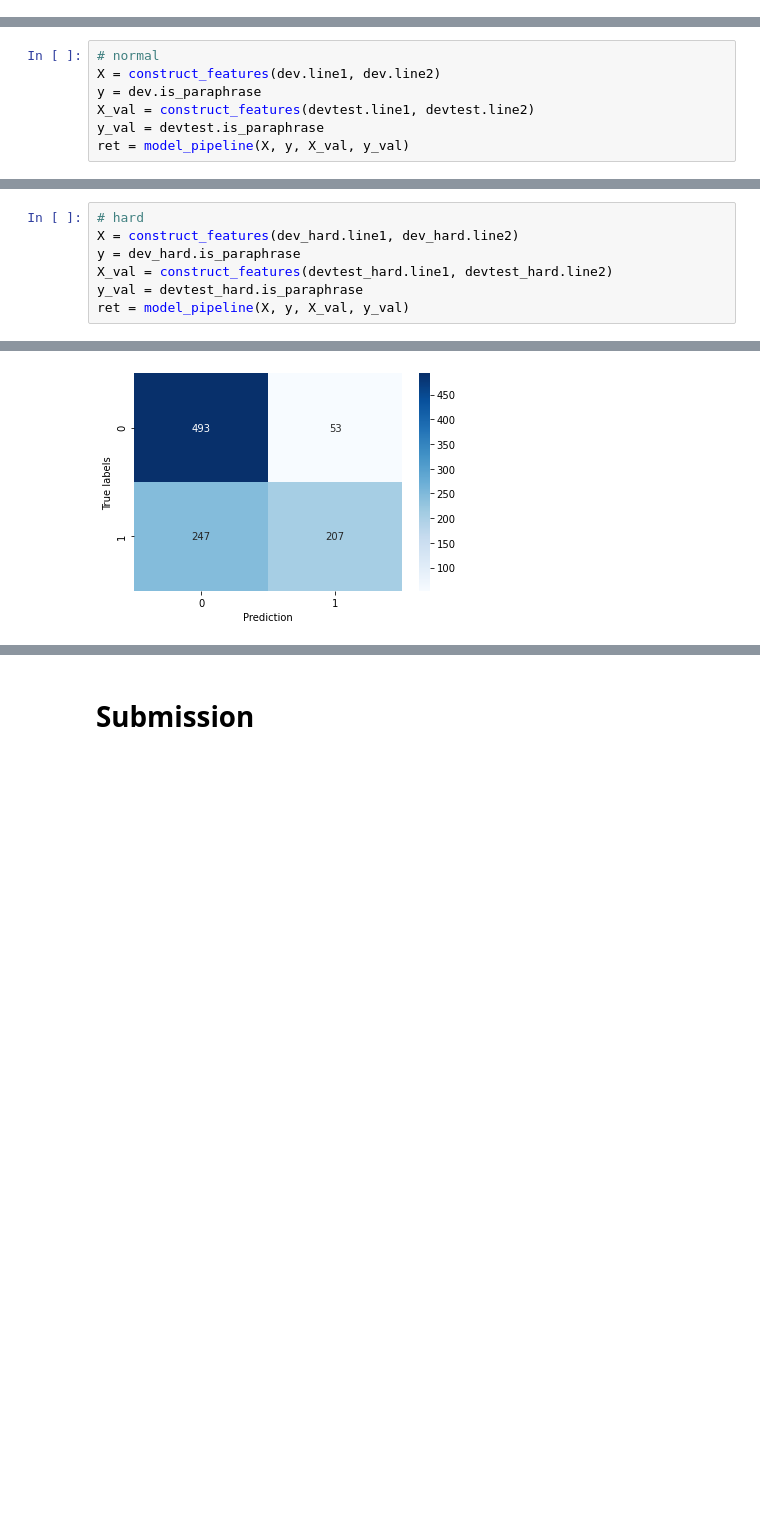
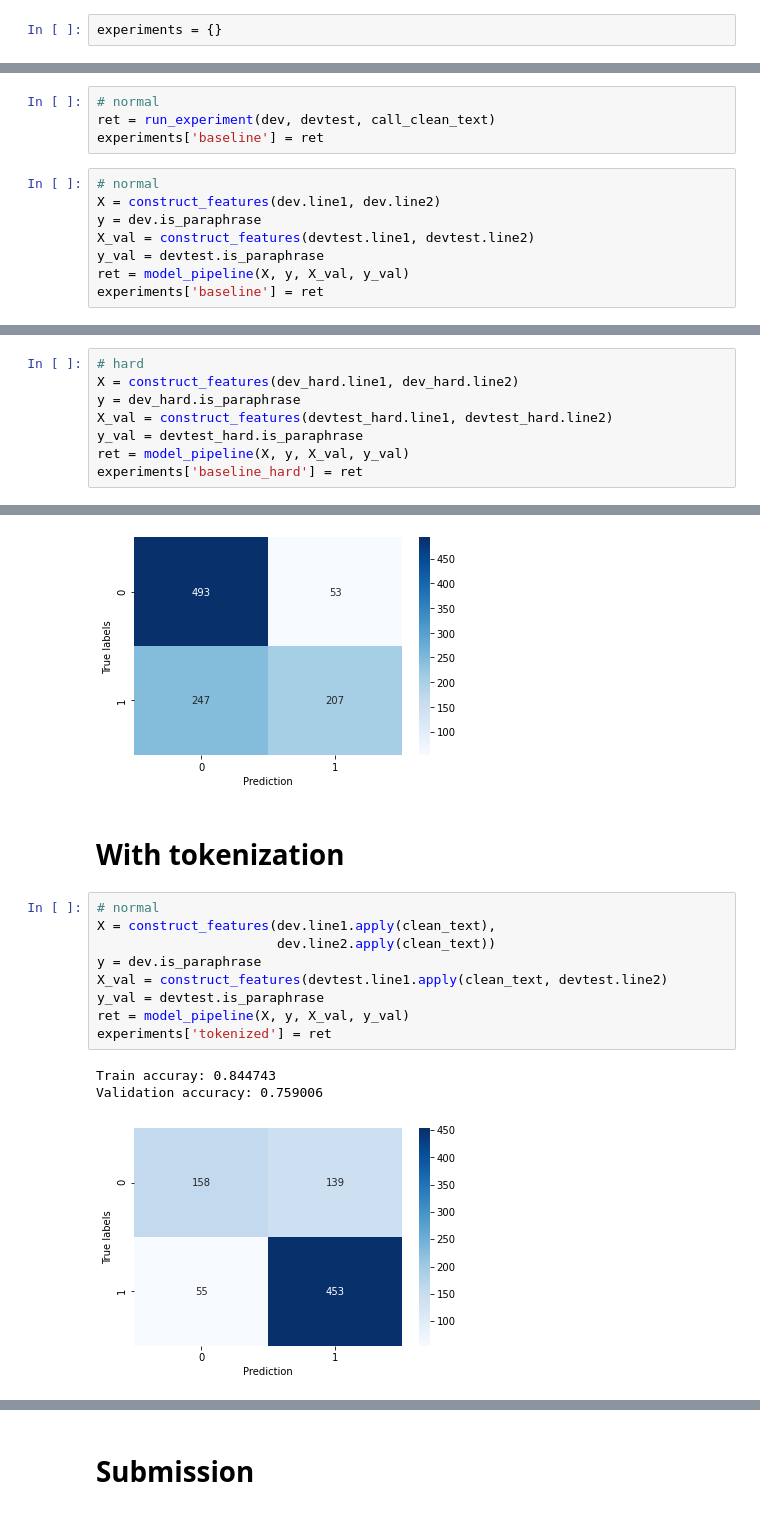
Before and after one commit to RuolinZheng08/ttic31190-natural-language-processing, a Jupyter notebook: hw4/mlp-classifier-experiemnts.ipynb, the cells around one changed output, grey strips where cells are left out. Saved outputs shown, nothing was run; the diff lists cells and outputs as text; blank space fills up the shorter version.

Commit message:
Refactor code and find critical bug about using clean text func

```diff
--- a/hw4/mlp-classifier-experiemnts.ipynb
+++ b/hw4/mlp-classifier-experiemnts.ipynb
@@ -145,6 +162,8 @@ dev.head()
 | 2 | Such stories. | the stories. | 1 |
 | 3 | On your left! | in the left! | 1 |
 | 4 | I don't think it's actually a goo... | I don't think it's a good idea. | 1 |
+# %%
+experiments = {}
 # %% [markdown]
 # Baseline
 - Use dev only, train different models for normal and hard
@@ -153,3 +172,7 @@ dev.head()
+# %%
+# normal
+ret = run_experiment(dev, devtest, call_clean_text)
+experiments['baseline'] = ret
 # %%
 # normal
 X = construct_features(dev.line1, dev.line2)
@@ -157,6 +180,7 @@ y = dev.is_paraphrase
 X_val = construct_features(devtest.line1, devtest.line2)
 y_val = devtest.is_paraphrase
 ret = model_pipeline(X, y, X_val, y_val)
+experiments['baseline'] = ret
 # %% [output]
 Train accuray: 0.841076
 Validation accuracy: 0.813665
@@ -168,7 +192,23 @@ y = dev_hard.is_paraphrase
 X_val = construct_features(devtest_hard.line1, devtest_hard.line2)
 y_val = devtest_hard.is_paraphrase
 ret = model_pipeline(X, y, X_val, y_val)
+experiments['baseline_hard'] = ret
 # %% [output]
 Train accuray: 0.725000
 Validation accuracy: 0.700000
 [figure]
+# %% [markdown]
+# With tokenization
+# %%
+# normal
+X = construct_features(dev.line1.apply(clean_text),
+                       dev.line2.apply(clean_text))
+y = dev.is_paraphrase
+X_val = construct_features(devtest.line1.apply(clean_text, devtest.line2)
+y_val = devtest.is_paraphrase
+ret = model_pipeline(X, y, X_val, y_val)
+experiments['tokenized'] = ret
+# %% [output]
+Train accuray: 0.844743
+Validation accuracy: 0.759006
+[figure, added]
```
Also changed, not shown: parts of 9 cells of this notebook.
